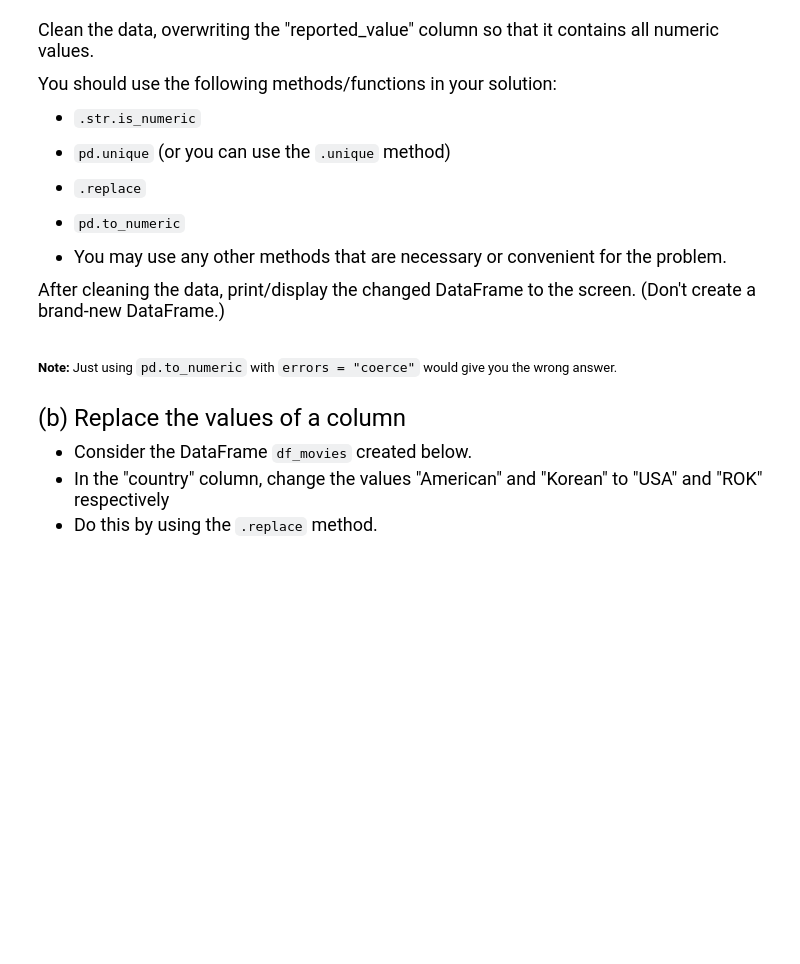
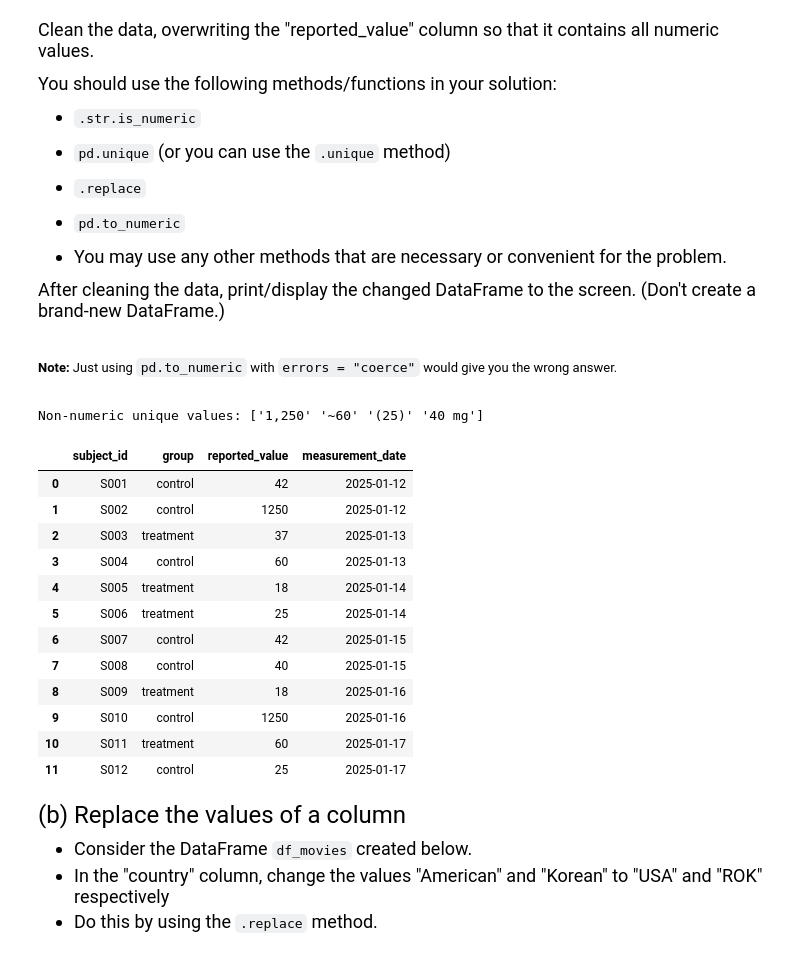
Before and after one commit to yjprk/datasci151spring2026, a Jupyter notebook: _assignments/assignment_8/Assignment8.ipynb, the cells around one changed output. Drawn from its saved outputs; the diff is of its cells as text; code cells hidden in the pictures; blank space fills up the shorter version.

```diff
--- a/_assignments/assignment_8/Assignment8.ipynb
+++ b/_assignments/assignment_8/Assignment8.ipynb
@@ -90,3 +88,34 @@ df = pd.DataFrame(data_dict)
+# %%
+# add your code performing the cleaning process here
+
+non_numeric = df[~df["reported_value"].str.isnumeric()]["reported_value"]
+print("Non-numeric unique values:", pd.unique(non_numeric))
+
+df["reported_value"] = df["reported_value"].str.replace(",", "", regex=False)
+df["reported_value"] = df["reported_value"].str.replace("~", "", regex=False)
+df["reported_value"] = df["reported_value"].str.replace("(", "", regex=False)
+df["reported_value"] = df["reported_value"].str.replace(")", "", regex=False)
+df["reported_value"] = df["reported_value"].str.replace("mg", "", regex=False)
+df["reported_value"] = df["reported_value"].str.replace(" ", "", regex=False)
+
+df["reported_value"] = pd.to_numeric(df["reported_value"])
+
+df
+# %% [output]
+Non-numeric unique values: ['1,250' '~60' '(25)' '40 mg']
+|  | subject_id | group | reported_value | measurement_date |
+| 0 | S001 | control | 42 | 2025-01-12 |
+| 1 | S002 | control | 1250 | 2025-01-12 |
+| 2 | S003 | treatment | 37 | 2025-01-13 |
+| 3 | S004 | control | 60 | 2025-01-13 |
+| 4 | S005 | treatment | 18 | 2025-01-14 |
+| 5 | S006 | treatment | 25 | 2025-01-14 |
+| 6 | S007 | control | 42 | 2025-01-15 |
+| 7 | S008 | control | 40 | 2025-01-15 |
+| 8 | S009 | treatment | 18 | 2025-01-16 |
+| 9 | S010 | control | 1250 | 2025-01-16 |
+| 10 | S011 | treatment | 60 | 2025-01-17 |
+| 11 | S012 | control | 25 | 2025-01-17 |
 # %% [markdown]
 <font size = "5">
 
```
Also changed, not shown: parts of 7 cells of this notebook.
